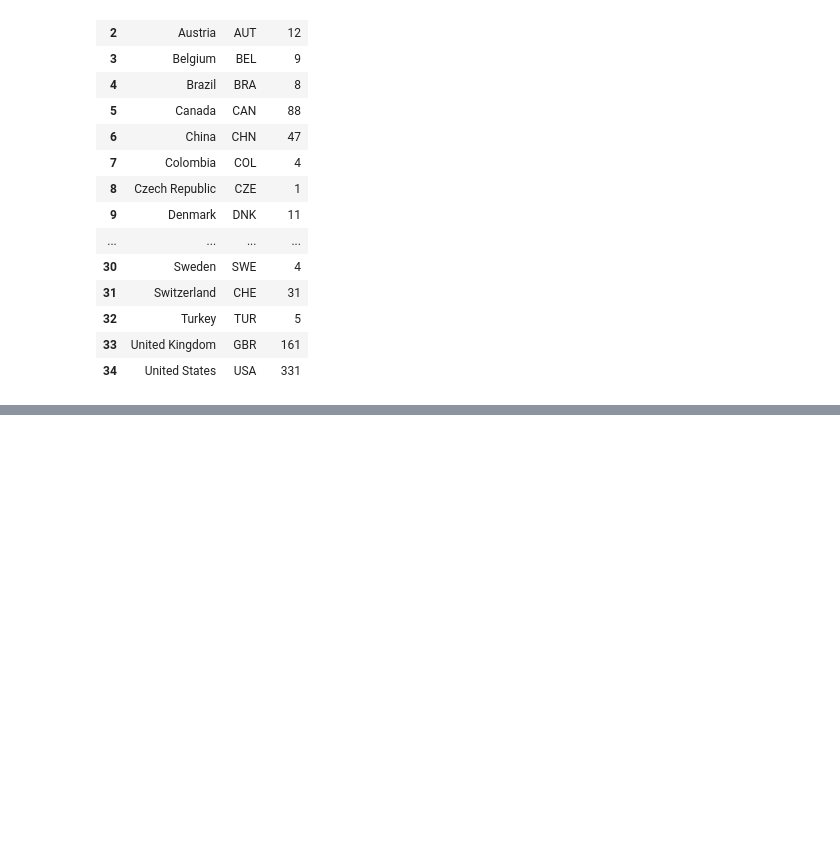
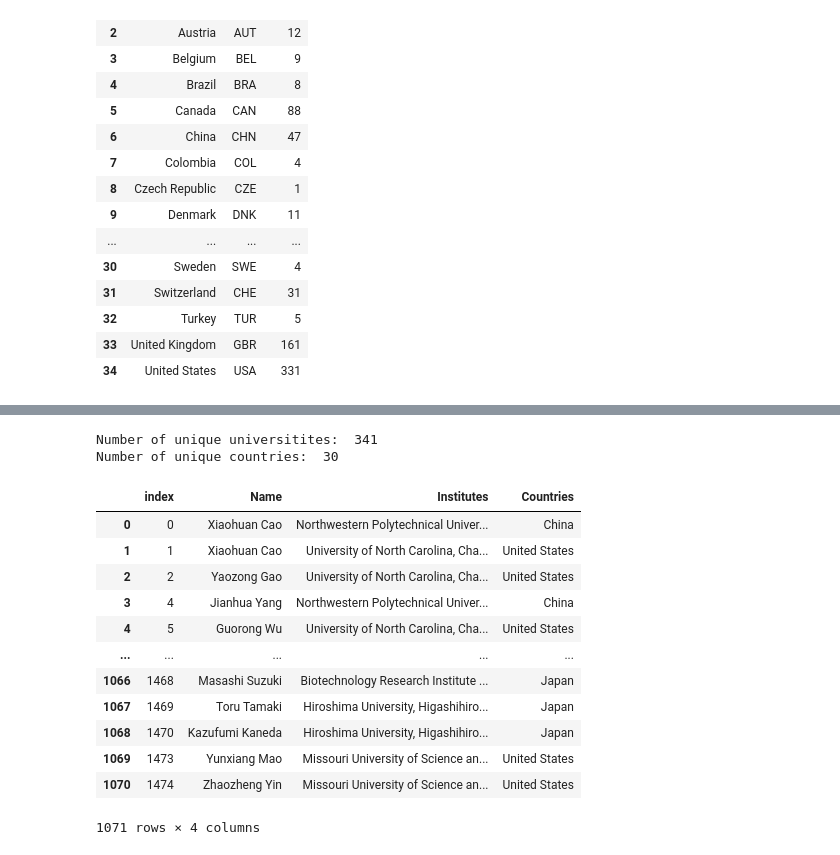
Before and after one commit to v15hv4/MICCAI-Geographical-Diversity-Dataset, a Jupyter notebook: countries_list.ipynb, the cells around one changed output, grey strips where cells are left out. Drawn from its saved outputs; the diff is of its cells as text; code cells hidden in the pictures; blank space fills up the shorter version.

```diff
--- a/countries_list.ipynb
+++ b/countries_list.ipynb
@@ -227,0 +259,4 @@ fig.show()
+# %%
+list_2016 = list(zip(names_2016, institutes_2016, countries_2016))
+df_2016_c = pd.DataFrame(list_2016, columns = ['Name', 'Institutes', 'Countries'])
+df_2016_c.head()
@@ -227,0 +270,12 @@ fig.show()
+# %%
+df_2016_c['Countries'] = df_2016_c['Countries'].replace(to_replace='U.S.A.', value='United States')
+df_2016_c['Countries'] = df_2016_c['Countries'].replace(to_replace='USA', value='United States')
+df_2016_c['Countries'] = df_2016_c['Countries'].replace(to_replace='US', value='United States')
+df_2016_c['Countries'] = df_2016_c['Countries'].replace(to_replace='U.K.', value='United Kingdom')
+df_2016_c['Countries'] = df_2016_c['Countries'].replace(to_replace='CA', value='Canada')
+df_2016_c['Countries'] = df_2016_c['Countries'].replace(to_replace='P. R. China', value='China')
+df_2016_c['Countries'] = df_2016_c['Countries'].replace(to_replace='UK', value='United Kingdom')
+df_2016_c['Countries'] = df_2016_c['Countries'].replace(to_replace='The Netherlands', value='Netherlands')
+df_2016_c['Countries'] = df_2016_c['Countries'].replace(to_replace='South Australia', value='Australia')
+df_2016_c['Countries'] = df_2016_c['Countries'].replace(to_replace='South Korea', value='Republic of Korea')
+df_2016_c['Countries'] = df_2016_c['Countries'].replace(to_replace='Korea', value='Republic of Korea')
@@ -227,0 +323,23 @@ fig.show()
+# %%
+print("Number of unique universitites: ", len(pd.unique(df_2016_c['Institutes'])))
+print("Number of unique countries: ", len(pd.unique(df_2016_c['Countries'])))
+# %% [output]
+Number of unique universitites:  341
+Number of unique countries:  30
+# %%
+df_2016_countries = df_2016_c.drop_duplicates(subset = ["Name", "Countries"]).reset_index()
+df_2016_countries
+# %% [output]
+|  | index | Name | Institutes | Countries |
+| 0 | 0 | Xiaohuan Cao | Northwestern Polytechnical Univer... | China |
+| 1 | 1 | Xiaohuan Cao | University of North Carolina, Cha... | United States |
+| 2 | 2 | Yaozong Gao | University of North Carolina, Cha... | United States |
+| 3 | 4 | Jianhua Yang | Northwestern Polytechnical Univer... | China |
+| 4 | 5 | Guorong Wu | University of North Carolina, Cha... | United States |
+| ... | ... | ... | ... | ... |
+| 1066 | 1468 | Masashi Suzuki | Biotechnology Research Institute ... | Japan |
+| 1067 | 1469 | Toru Tamaki | Hiroshima University, Higashihiro... | Japan |
+| 1068 | 1470 | Kazufumi Kaneda | Hiroshima University, Higashihiro... | Japan |
+| 1069 | 1473 | Yunxiang Mao | Missouri University of Science an... | United States |
+| 1070 | 1474 | Zhaozheng Yin | Missouri University of Science an... | United States |
+1071 rows × 4 columns
```
Also changed, not shown: parts of 22 cells of this notebook.
